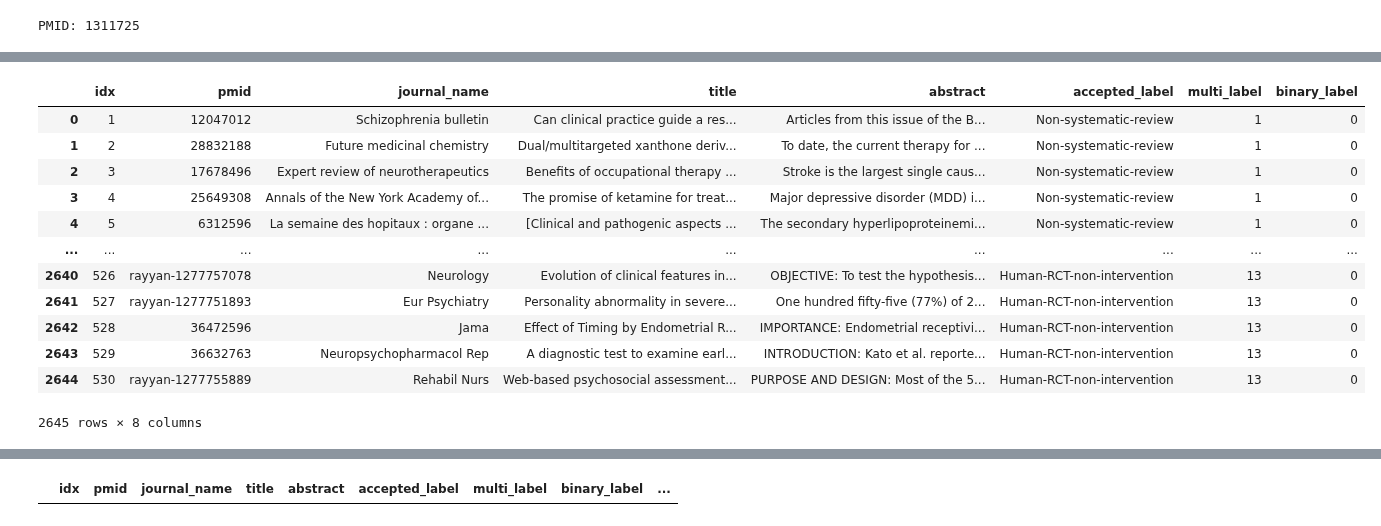
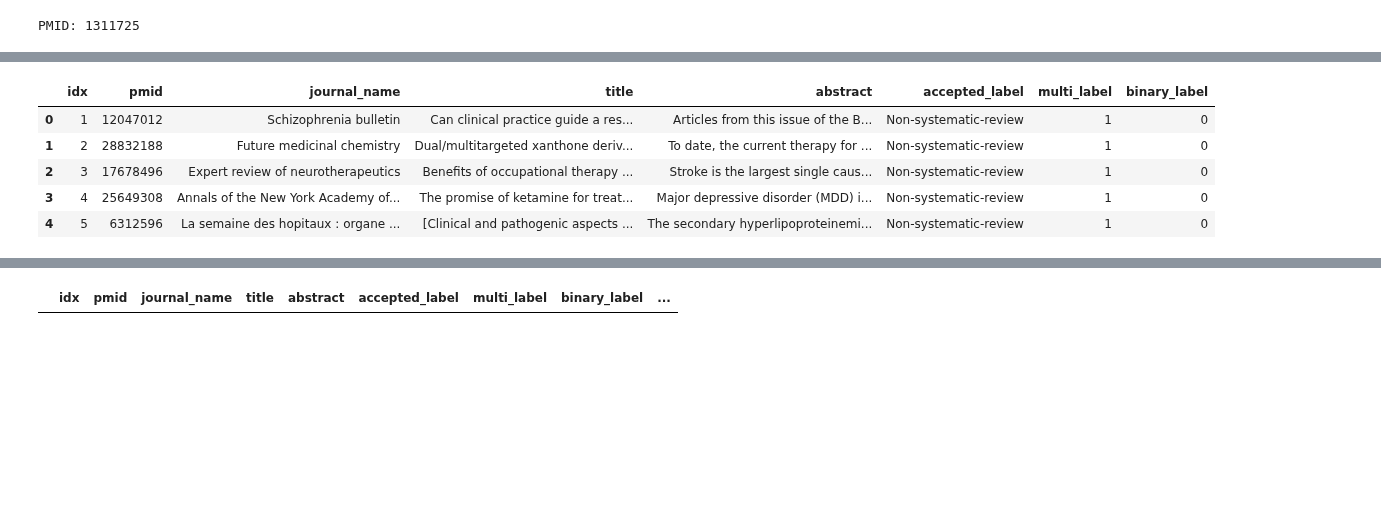
Before and after one commit to Ineichen-Group/StudyTypeTeller, a Jupyter notebook: data/Data_Preparation_and_Postprocessing.ipynb, the cells around one changed output, grey strips where cells are left out. Drawn from its saved outputs; the diff is of its cells as text; code cells hidden in the pictures; blank space fills up the shorter version.

```diff
--- a/data/Data_Preparation_and_Postprocessing.ipynb
+++ b/data/Data_Preparation_and_Postprocessing.ipynb
@@ -562,19 +562,12 @@ df_to_fetch_from_doi[df_to_fetch_from_doi['pmid_from_doi'].str.contains('not fou
 # %%
-appended_df
+appended_df.head()
 # %% [output]
 |  | idx | pmid | journal_name | title | abstract | accepted_label | multi_label | binary_label |
 | 0 | 1 | 12047012 | Schizophrenia bulletin | Can clinical practice guide a res... | Articles from this issue of the B... | Non-systematic-review | 1 | 0 |
 | 1 | 2 | 28832188 | Future medicinal chemistry | Dual/multitargeted xanthone deriv... | To date, the current therapy for ... | Non-systematic-review | 1 | 0 |
 | 2 | 3 | 17678496 | Expert review of neurotherapeutics | Benefits of occupational therapy ... | Stroke is the largest single caus... | Non-systematic-review | 1 | 0 |
 | 3 | 4 | 25649308 | Annals of the New York Academy of... | The promise of ketamine for treat... | Major depressive disorder (MDD) i... | Non-systematic-review | 1 | 0 |
 | 4 | 5 | 6312596 | La semaine des hopitaux : organe ... | [Clinical and pathogenic aspects ... | The secondary hyperlipoproteinemi... | Non-systematic-review | 1 | 0 |
-| ... | ... | ... | ... | ... | ... | ... | ... | ... |
-| 2640 | 526 | rayyan-1277757078 | Neurology | Evolution of clinical features in... | OBJECTIVE: To test the hypothesis... | Human-RCT-non-intervention | 13 | 0 |
-| 2641 | 527 | rayyan-1277751893 | Eur Psychiatry | Personality abnormality in severe... | One hundred fifty-five (77%) of 2... | Human-RCT-non-intervention | 13 | 0 |
-| 2642 | 528 | 36472596 | Jama | Effect of Timing by Endometrial R... | IMPORTANCE: Endometrial receptivi... | Human-RCT-non-intervention | 13 | 0 |
-| 2643 | 529 | 36632763 | Neuropsychopharmacol Rep | A diagnostic test to examine earl... | INTRODUCTION: Kato et al. reporte... | Human-RCT-non-intervention | 13 | 0 |
-| 2644 | 530 | rayyan-1277755889 | Rehabil Nurs | Web-based psychosocial assessment... | PURPOSE AND DESIGN: Most of the 5... | Human-RCT-non-intervention | 13 | 0 |
-2645 rows × 8 columns
 # %%
 merged_df = pd.merge(appended_df, df_to_fetch_from_doi[['pmid', 'pmid_from_doi']], how='left', on='pmid')
 merged_df['old_pmid'] = merged_df['pmid']
```
Also changed, not shown: parts of 22 cells of this notebook, 3 other files.
